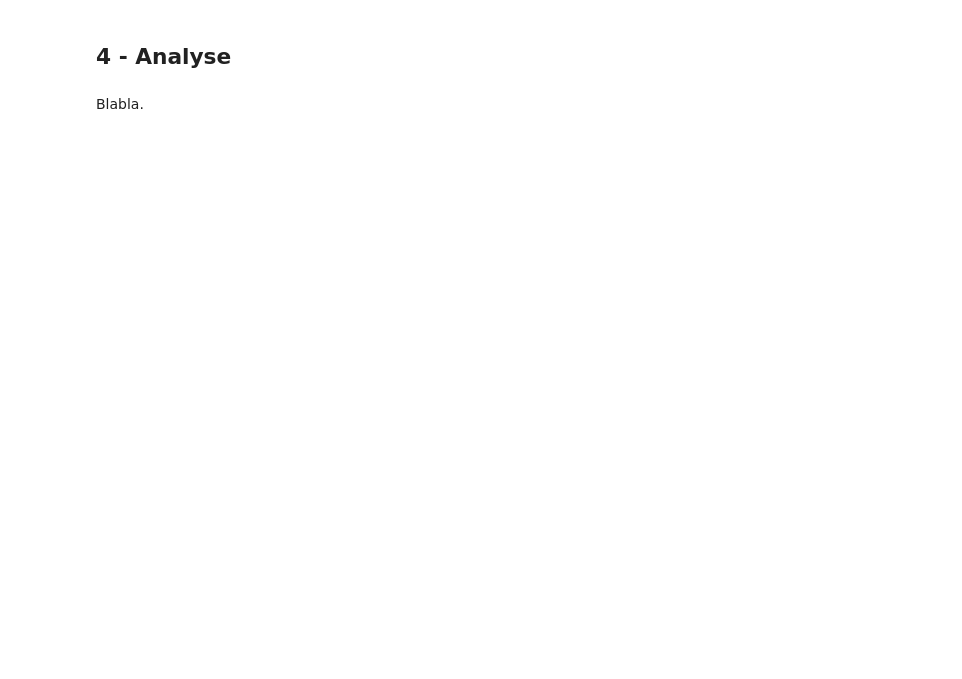
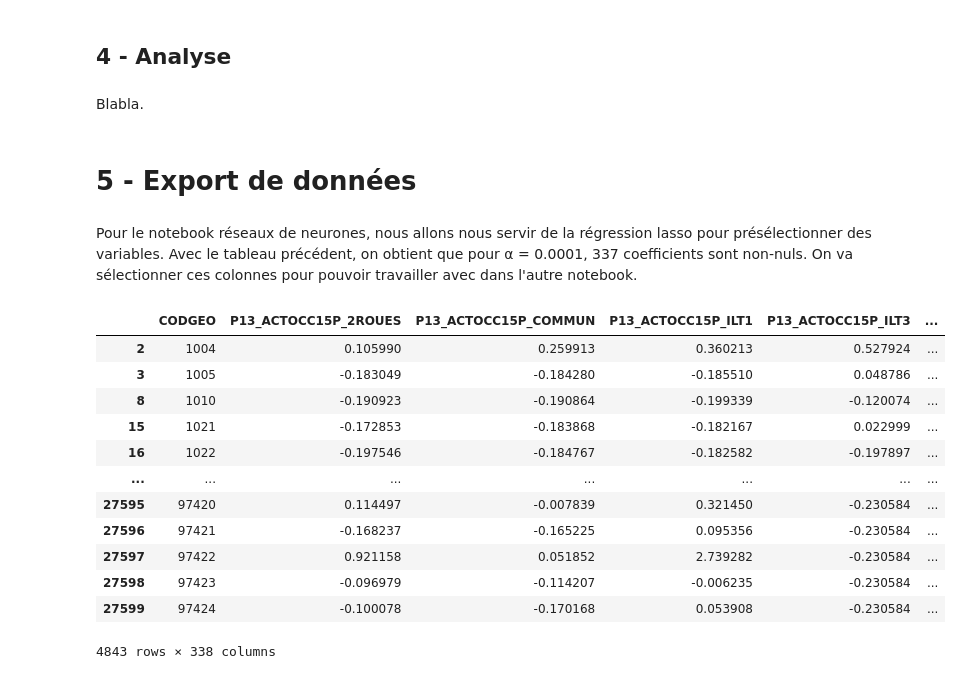
Before and after one commit to HenrideT/Projet_Python, a Jupyter notebook: Modélisations.ipynb, the cells around one changed output. Saved outputs shown, nothing was run; the diff lists cells and outputs as text; code cells hidden in the pictures; blank space fills up the shorter version.

Commit message:
Changement dans l'export des csv

```diff
--- a/Modélisations.ipynb
+++ b/Modélisations.ipynb
@@ -387,3 +392,38 @@ Stats_Modeles
 ## 4 - Analyse
 # %% [markdown]
 Blabla.
+# %% [markdown]
+# 5 - Export de données
+# %% [markdown]
+Pour le notebook réseaux de neurones, nous allons nous servir de la régression lasso pour présélectionner des variables. Avec le tableau précédent, on obtient que pour α = 0.0001, 337 coefficients sont non-nuls. On va sélectionner ces colonnes pour pouvoir travailler avec dans l'autre notebook.
+# %%
+lambda_337 = 0.0001
+
+clf = linear_model.Lasso(alpha=lambda_337)
+nom_temp = "Lasso (α = " + str(lambda_337)+ ")"
+
+Stats_Modeles = modelise_Puis_Resume(clf, nom_temp, X_train.drop("CODGEO", axis=1), y_train, X_test.drop("CODGEO", axis=1), y_test, True, True)
+# %%
+def selection_variable(coef):
+    if coef==0:
+        return False
+    return True
+# %%
+# Le premier True sert à selectionner CODGEO, les autres coefficients viennent de la régression lasso
+coefs = [True] + [selection_variable(coef) for coef in clf.coef_]
+insee3 = insee2.loc[:, coefs]
+insee3
+# %% [output]
+|  | CODGEO | P13_ACTOCC15P_2ROUES | P13_ACTOCC15P_COMMUN | P13_ACTOCC15P_ILT1 | P13_ACTOCC15P_ILT3 | ... |
+| 2 | 1004 | 0.105990 | 0.259913 | 0.360213 | 0.527924 | ... |
+| 3 | 1005 | -0.183049 | -0.184280 | -0.185510 | 0.048786 | ... |
+| 8 | 1010 | -0.190923 | -0.190864 | -0.199339 | -0.120074 | ... |
+| 15 | 1021 | -0.172853 | -0.183868 | -0.182167 | 0.022999 | ... |
+| 16 | 1022 | -0.197546 | -0.184767 | -0.182582 | -0.197897 | ... |
+| ... | ... | ... | ... | ... | ... | ... |
+| 27595 | 97420 | 0.114497 | -0.007839 | 0.321450 | -0.230584 | ... |
+| 27596 | 97421 | -0.168237 | -0.165225 | 0.095356 | -0.230584 | ... |
+| 27597 | 97422 | 0.921158 | 0.051852 | 2.739282 | -0.230584 | ... |
+| 27598 | 97423 | -0.096979 | -0.114207 | -0.006235 | -0.230584 | ... |
+| 27599 | 97424 | -0.100078 | -0.170168 | 0.053908 | -0.230584 | ... |
+4843 rows × 338 columns
```
Also changed, not shown: parts of 4 cells of this notebook, 2 other files.
